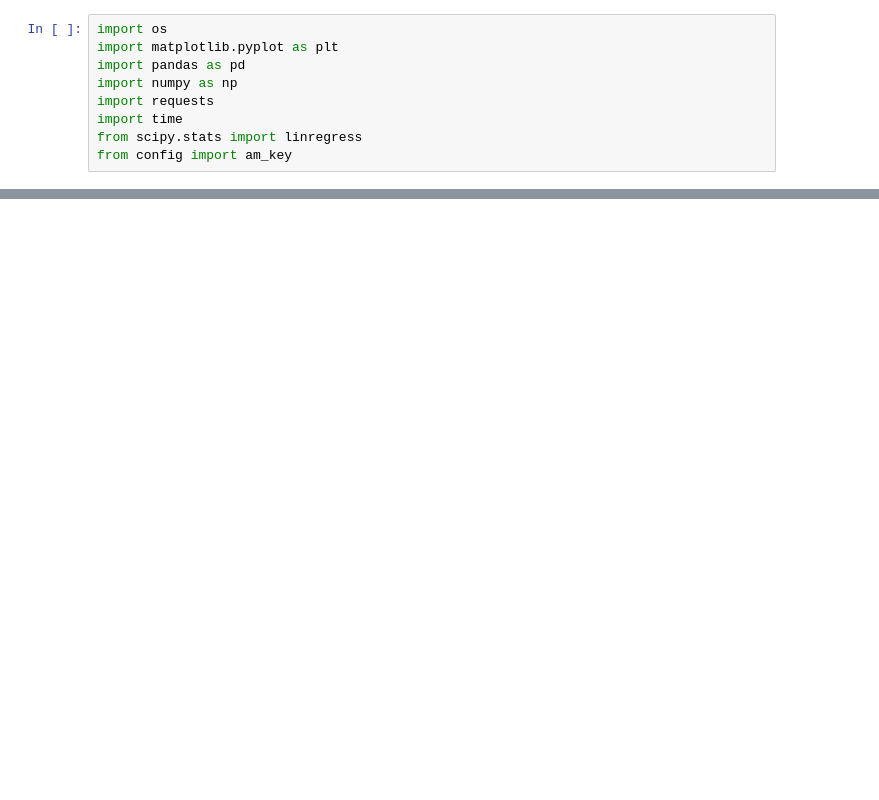
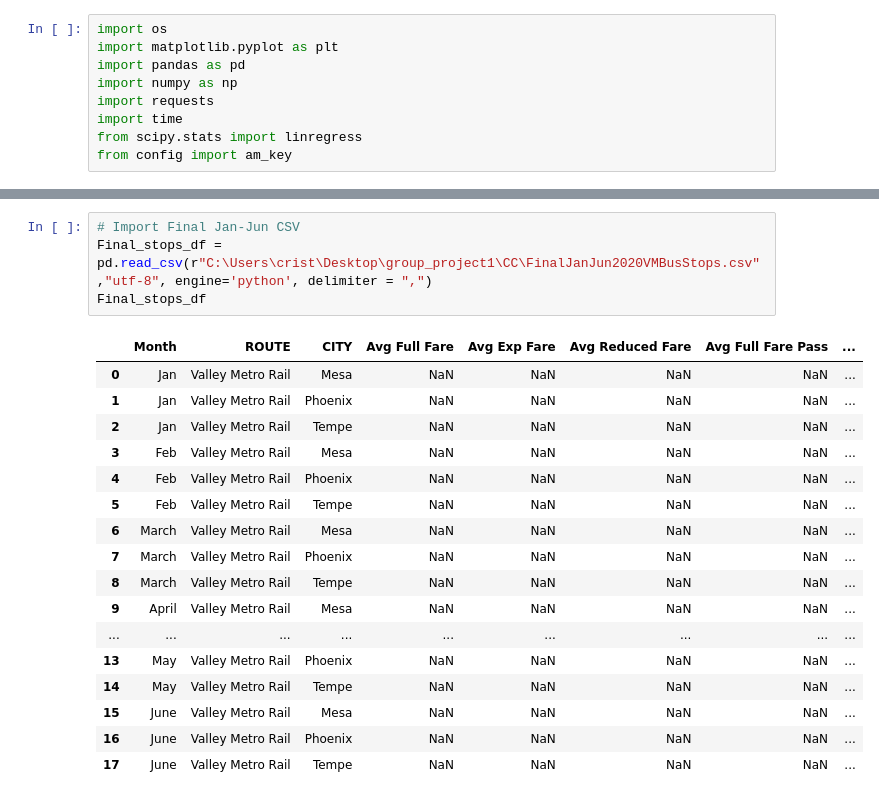
Before and after one commit to phil-wew/group_project1, a Jupyter notebook: CC/Valley Metro Bus Stops.ipynb, the cells around one changed output, grey strips where cells are left out. Drawn from its saved outputs; the diff is of its cells as text; blank space fills up the shorter version.

```diff
--- a/CC/Valley Metro Bus Stops.ipynb
+++ b/CC/Valley Metro Bus Stops.ipynb
@@ -73,0 +184,22 @@ drop_bus_df
+# %%
+# Import Final Jan-Jun CSV
+Final_stops_df = pd.read_csv(r"C:\Users\crist\Desktop\group_project1\CC\FinalJanJun2020VMBusStops.csv","utf-8", engine='python', delimiter = ",")
+Final_stops_df
+# %% [output]
+|  | Month | ROUTE | CITY | Avg Full Fare | Avg Exp Fare | Avg Reduced Fare | Avg Full Fare Pass | ... |
+| 0 | Jan | Valley Metro Rail | Mesa | NaN | NaN | NaN | NaN | ... |
+| 1 | Jan | Valley Metro Rail | Phoenix | NaN | NaN | NaN | NaN | ... |
+| 2 | Jan | Valley Metro Rail | Tempe | NaN | NaN | NaN | NaN | ... |
+| 3 | Feb | Valley Metro Rail | Mesa | NaN | NaN | NaN | NaN | ... |
+| 4 | Feb | Valley Metro Rail | Phoenix | NaN | NaN | NaN | NaN | ... |
+| 5 | Feb | Valley Metro Rail | Tempe | NaN | NaN | NaN | NaN | ... |
+| 6 | March | Valley Metro Rail | Mesa | NaN | NaN | NaN | NaN | ... |
+| 7 | March | Valley Metro Rail | Phoenix | NaN | NaN | NaN | NaN | ... |
+| 8 | March | Valley Metro Rail | Tempe | NaN | NaN | NaN | NaN | ... |
+| 9 | April | Valley Metro Rail | Mesa | NaN | NaN | NaN | NaN | ... |
+| ... | ... | ... | ... | ... | ... | ... | ... | ... |
+| 13 | May | Valley Metro Rail | Phoenix | NaN | NaN | NaN | NaN | ... |
+| 14 | May | Valley Metro Rail | Tempe | NaN | NaN | NaN | NaN | ... |
+| 15 | June | Valley Metro Rail | Mesa | NaN | NaN | NaN | NaN | ... |
+| 16 | June | Valley Metro Rail | Phoenix | NaN | NaN | NaN | NaN | ... |
+| 17 | June | Valley Metro Rail | Tempe | NaN | NaN | NaN | NaN | ... |
```
Also changed, not shown: parts of 16 cells of this notebook, 7 other files.
